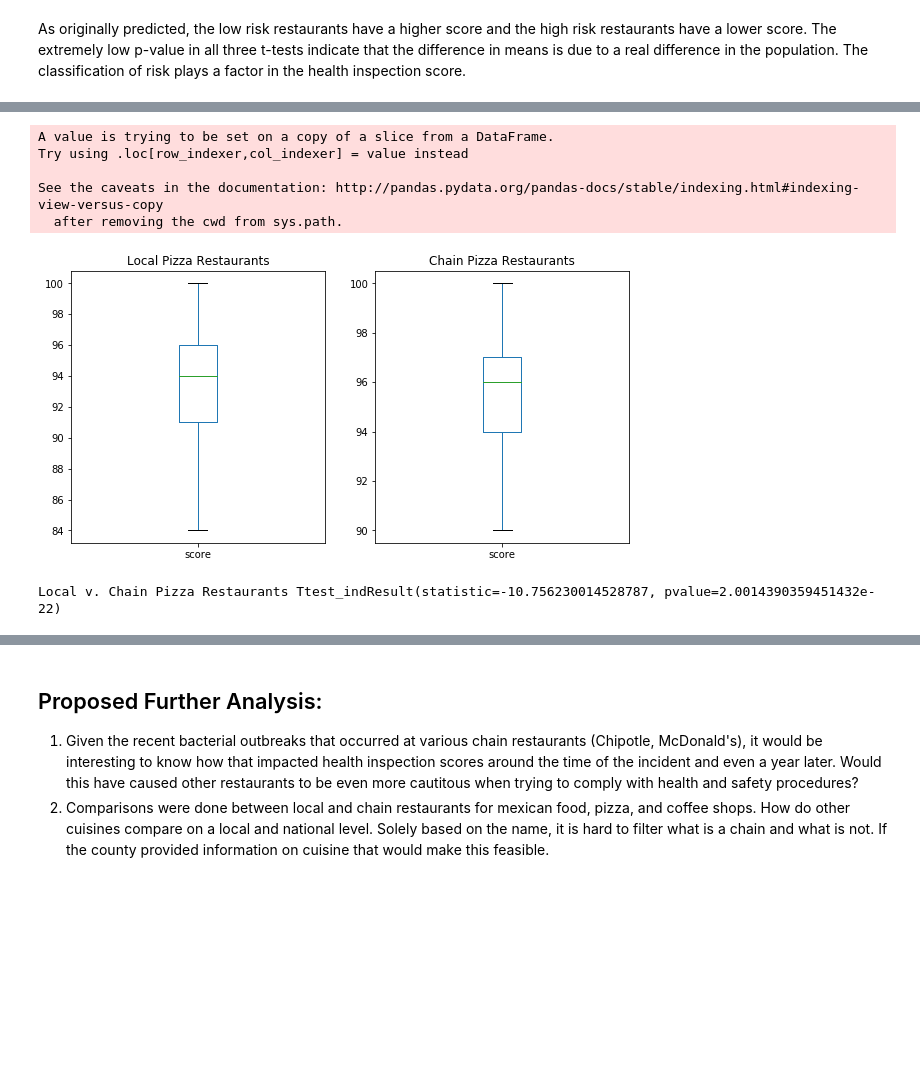
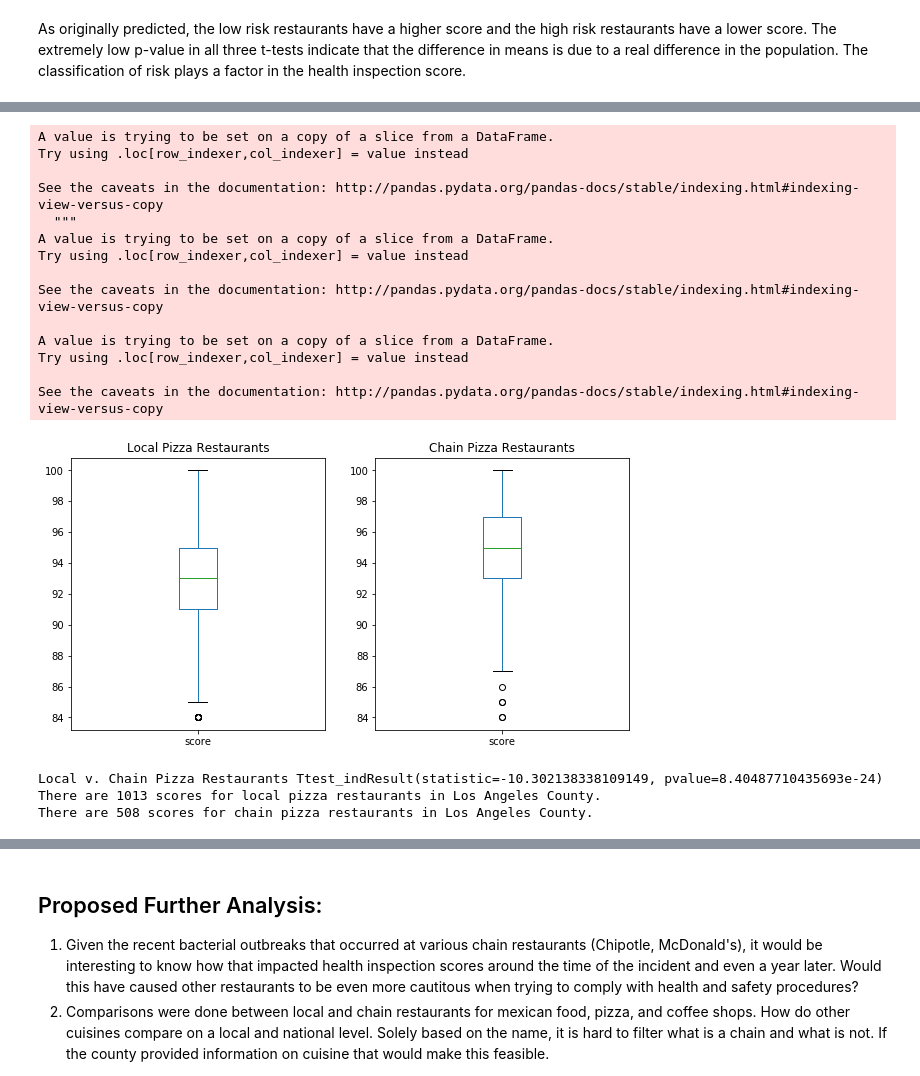
Before and after one commit to salilketkar/Thinkful, a Jupyter notebook: capstoneprep.ipynb, the cells around one changed output, grey strips where cells are left out. Cells and saved outputs as stored; diff of their text form; code cells hidden in the pictures; blank space fills up the shorter version.

```diff
--- a/capstoneprep.ipynb
+++ b/capstoneprep.ipynb
@@ -185,3 +193,11 @@ As originally predicted, the low risk restaurants have a higher score and the hi
+# %%
+#defining a function to check if a string is contained in the name of a restaurant
+
+def contains(st, main):
+    for s in st:
+        if s in main:
+            return True
+    return False
 # %%
 #comparing local mexican restaurants to chain mexican
 #some local mexican restaurants
@@ -244,17 +265,18 @@ plt.show()
 #comparing local restaurants to chain
 #some local coffee shops
 
-la_inspections_new['localcoffee']=la_inspections_new['facility_name_new'].apply(lambda x: x.find(('Coffee' or 'Coffee Shop' or 'Cafe'))>=0)
-la_inspections_new['notlocalcoffee']=la_inspections_new['facility_name_new'].apply(lambda x: x.find(('Starbucks' or 'Tea Leaf' or 'Peets'))>=0)
+localcoffee_list= ['Coffee', 'Coffee Shop']
+chaincoffee_list = ['Starbucks', 'Peets', 'Coffee Bean','Dunkin Donuts']
+la_inspections_new['localcoffee']=la_inspections_new['facility_name_new'].apply(lambda x: contains(localcoffee_list, x))
+la_inspections_new['notlocalcoffee']=la_inspections_new['facility_name_new'].apply(lambda x: contains(chaincoffee_list, x))
 localCoffee = la_inspections_new[(la_inspections_new['localcoffee'] == True) & (la_inspections_new['notlocalcoffee'] == False)]
+localCoffee['correction'] = localCoffee['facility_name_new'].apply(lambda x: contains(chaincoffee_list, x))
+localCoffee = localCoffee[(localCoffee['correction'] == False)]
 localCoffee = localCoffee[(localCoffee['score']>=84)]
 
-
-#some chain coffee restaurants
-la_inspections_new['chaincoffee']=la_inspections_new['facility_name_new'].apply(lambda x: x.find('Starbucks' or 'Coffee Bean ' or 'Peets')>=0)
-chainCoffee = la_inspections_new[(la_inspections_new['chaincoffee'] == True)]
+#some chain coffee shops
+chainCoffee = la_inspections_new[(la_inspections_new['notlocalcoffee'] == True)]
 chainCoffee = chainCoffee[(chainCoffee['score']>=84)]
-
 
 #create boxplot and t-test for this comparison
 fig = plt.figure(figsize=(10, 5))
@@ -268,6 +290,8 @@ chainCoffee['score'].plot(kind='box',title='Chain Coffee Shops')
 plt.show()
 
 print('Local v. Chain Coffee Shops',ttest_ind(localCoffee['score'], chainCoffee['score'], equal_var=False))
+print('There are', localCoffee['facility_name_new'].count(),'scores for local coffee shops in Los Angeles County.')
+print('There are', chainCoffee['facility_name_new'].count(),'scores for chain coffee shops in Los Angeles County.')
 # %% [output]
 A value is trying to be set on a copy of a slice from a DataFrame.
 Try using .loc[row_indexer,col_indexer] = value instead
@@ -301,39 +327,52 @@ plt.show()
 # %%
-#comparing local restaurants to chain
-#some local pizza restuarants
+#comparing local pizza restaurants to chain pizza
 
-la_inspections_new['localpizza']=la_inspections_new['facility_name_new'].apply(lambda x: x.find('Pizza')>=0)
-la_inspections_new['notlocalpizza']=la_inspections_new['facility_name_new'].apply(lambda x: x.find('Pizza Hut' or 'Dominos Pizza' or 'Pizza Kitchen' or 'Papa Johns')>=0)
+localpizza_list= ['Pizza', 'Pizza Shop']
+chainpizza_list = ['Pizza Hut', 'Dominos', 'Little Caesars', 'Papa Johns','Sbarro']
+la_inspections_new['localpizza'] = la_inspections_new['facility_name_new'].apply(lambda x: contains(localpizza_list, x))
+la_inspections_new['notlocalpizza'] = la_inspections_new['facility_name_new'].apply(lambda x: contains(chainpizza_list, x))
 localPizza = la_inspections_new[(la_inspections_new['localpizza'] == True) & (la_inspections_new['notlocalpizza'] == False)]
+localPizza['correction'] = localPizza['facility_name_new'].apply(lambda x: contains(chainpizza_list, x))
+localPizza = localPizza[(localPizza['correction'] == False)]
 localPizza = localPizza[(localPizza['score']>=84)]
 
-
 #some chain pizza restaurants
-la_inspections_new['chainpizza']=la_inspections_new['facility_name_new'].apply(lambda x: x.find(('Pizza Hut' or 'Dominos Pizza' or 'Pizza Kitchen' or 'Papa Johns Pizza'))>=0)
-chainPizza = la_inspections_new[(la_inspections_new['chainpizza'] == True)]
+chainPizza = la_inspections_new[(la_inspections_new['notlocalpizza'] == True)]
 chainPizza = chainPizza[(chainPizza['score']>=84)]
-
 
 #create boxplot and t-test for this comparison
 fig = plt.figure(figsize=(10, 5))
 
 fig.add_subplot(1,2,1)
 localPizza['score'].plot(kind='box',title='Local Pizza Restaurants')
 
 fig.add_subplot(1,2,2)
 chainPizza['score'].plot(kind='box',title='Chain Pizza Restaurants')
 
 plt.show()
 
 print('Local v. Chain Pizza Restaurants',ttest_ind(localPizza['score'], chainPizza['score'], equal_var=False))
+print('There are', localPizza['facility_name_new'].count(),'scores for local pizza restaurants in Los Angeles County.')
+print('There are', chainPizza['facility_name_new'].count(),'scores for chain pizza restaurants in Los Angeles County.')
 # %% [output]
 A value is trying to be set on a copy of a slice from a DataFrame.
 Try using .loc[row_indexer,col_indexer] = value instead
 
 See the caveats in the documentation: http://pandas.pydata.org/pandas-docs/stable/indexing.html#indexing-view-versus-copy
-  after removing the cwd from sys.path.
+  """
+A value is trying to be set on a copy of a slice from a DataFrame.
+Try using .loc[row_indexer,col_indexer] = value instead
+
+See the caveats in the documentation: http://pandas.pydata.org/pandas-docs/stable/indexing.html#indexing-view-versus-copy
+
+A value is trying to be set on a copy of a slice from a DataFrame.
+Try using .loc[row_indexer,col_indexer] = value instead
+
+See the caveats in the documentation: http://pandas.pydata.org/pandas-docs/stable/indexing.html#indexing-view-versus-copy
-[figure, old version]
+[figure, new version]
-Local v. Chain Pizza Restaurants Ttest_indResult(statistic=-10.756230014528787, pvalue=2.0014390359451432e-22)
+Local v. Chain Pizza Restaurants Ttest_indResult(statistic=-10.302138338109149, pvalue=8.40487710435693e-24)
+There are 1013 scores for local pizza restaurants in Los Angeles County.
+There are 508 scores for chain pizza restaurants in Los Angeles County.
 # %%
 #histogram for local and chain pizza restaurants to show how data is distributed
 
```
Also changed, not shown: parts of 11 cells of this notebook.
